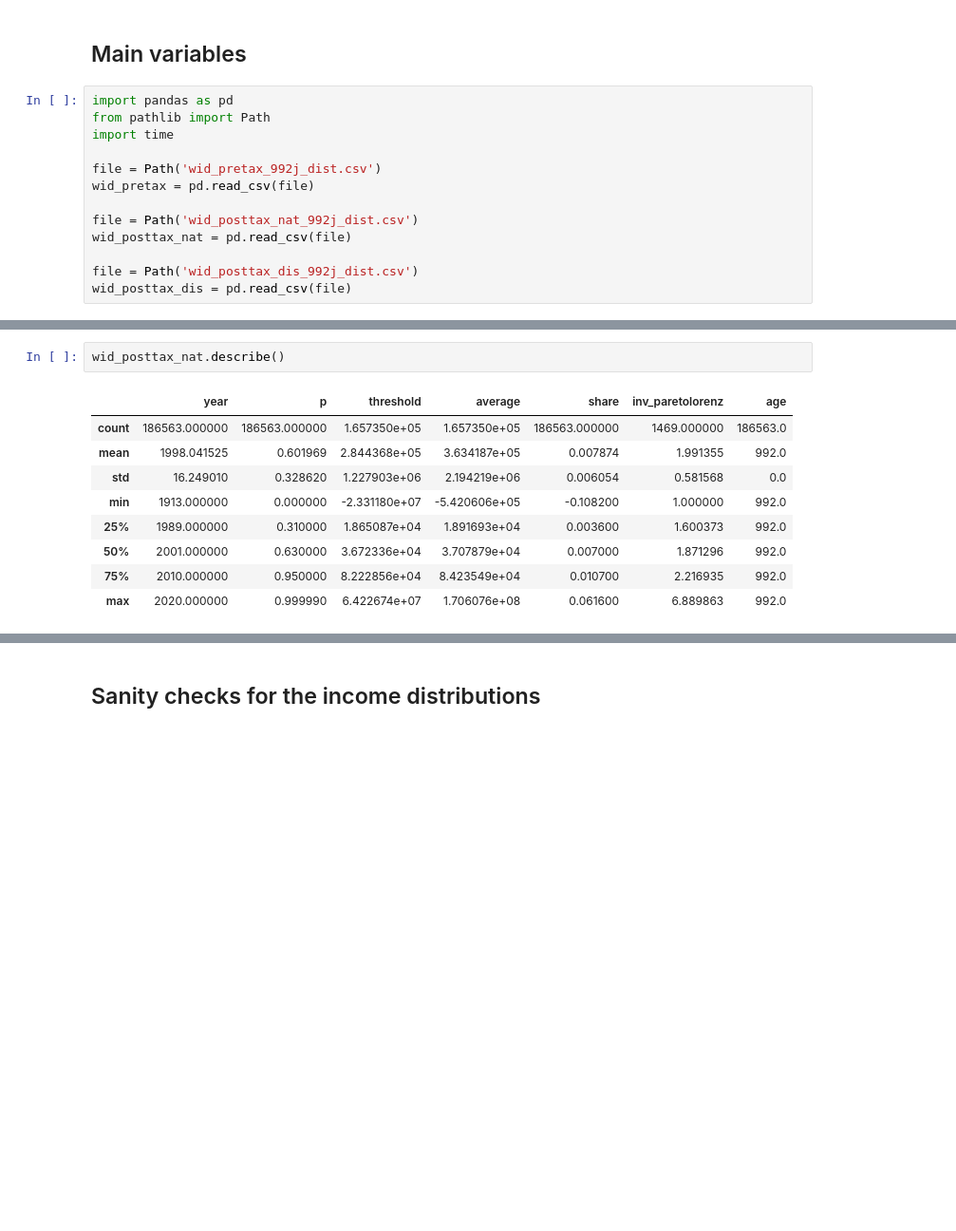
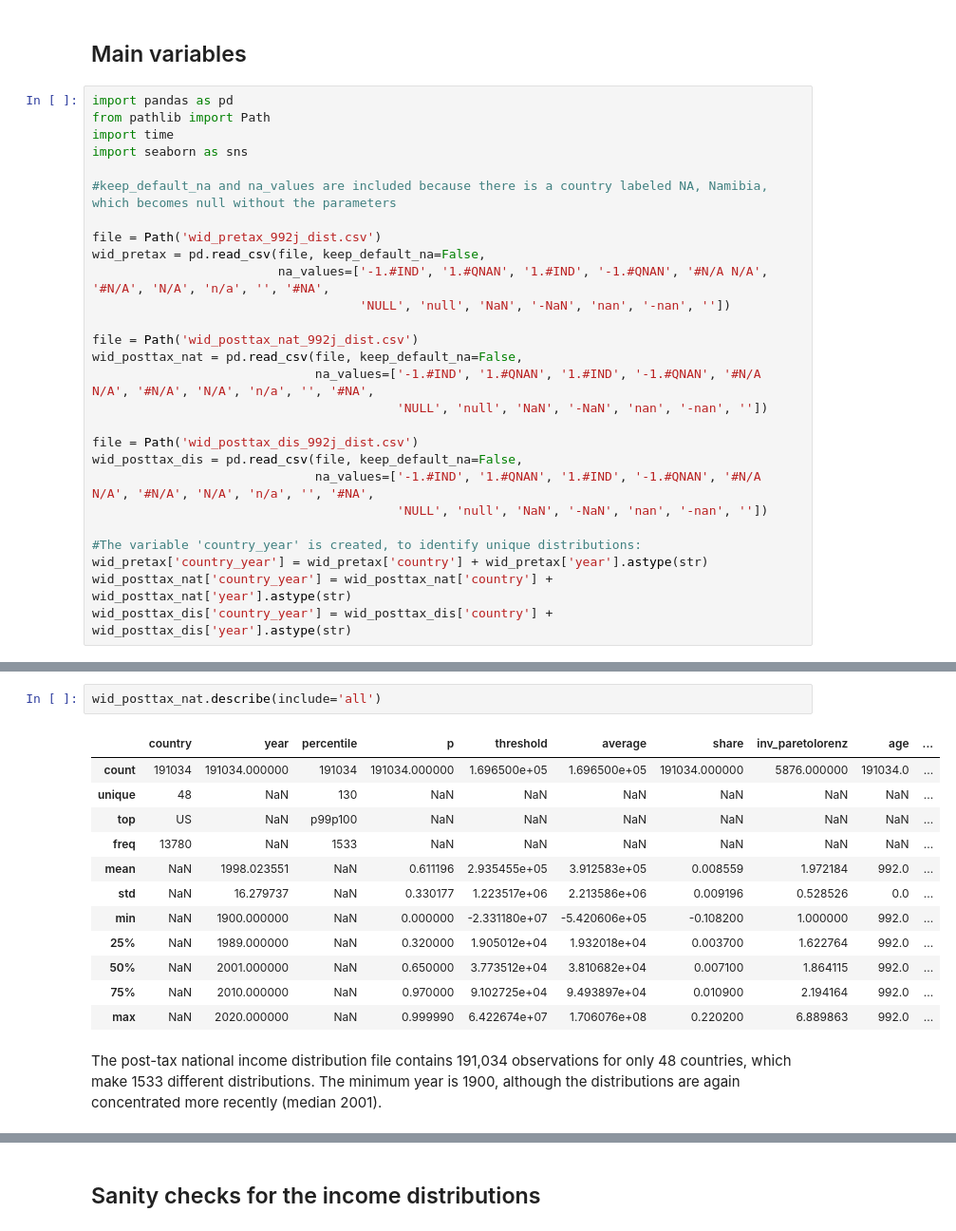
Before and after one commit to owid/notebooks, a Jupyter notebook: PabloArriagada/poverty_inequality_dataexplorer/WID/wid.ipynb, the cells around one changed output, grey strips where cells are left out. Shown at 95% size. Saved outputs shown, nothing was run; the diff lists cells and outputs as text; blank space fills up the shorter version.

```diff
--- a/PabloArriagada/poverty_inequality_dataexplorer/WID/wid.ipynb
+++ b/PabloArriagada/poverty_inequality_dataexplorer/WID/wid.ipynb
@@ -21,12 +23,26 @@ The distributions analysed in this notebook come from commands given in the `wid
 import pandas as pd
 from pathlib import Path
 import time
+import seaborn as sns
+
+#keep_default_na and na_values are included because there is a country labeled NA, Namibia, which becomes null without the parameters
 
 file = Path('wid_pretax_992j_dist.csv')
-wid_pretax = pd.read_csv(file)
+wid_pretax = pd.read_csv(file, keep_default_na=False,
+                         na_values=['-1.#IND', '1.#QNAN', '1.#IND', '-1.#QNAN', '#N/A N/A', '#N/A', 'N/A', 'n/a', '', '#NA',
+                                    'NULL', 'null', 'NaN', '-NaN', 'nan', '-nan', ''])
 
 file = Path('wid_posttax_nat_992j_dist.csv')
-wid_posttax_nat = pd.read_csv(file)
+wid_posttax_nat = pd.read_csv(file, keep_default_na=False,
+                              na_values=['-1.#IND', '1.#QNAN', '1.#IND', '-1.#QNAN', '#N/A N/A', '#N/A', 'N/A', 'n/a', '', '#NA',
+                                         'NULL', 'null', 'NaN', '-NaN', 'nan', '-nan', ''])
 
 file = Path('wid_posttax_dis_992j_dist.csv')
-wid_posttax_dis = pd.read_csv(file)
+wid_posttax_dis = pd.read_csv(file, keep_default_na=False,
+                              na_values=['-1.#IND', '1.#QNAN', '1.#IND', '-1.#QNAN', '#N/A N/A', '#N/A', 'N/A', 'n/a', '', '#NA',
+                                         'NULL', 'null', 'NaN', '-NaN', 'nan', '-nan', ''])
+
+#The variable 'country_year' is created, to identify unique distributions:
+wid_pretax['country_year'] = wid_pretax['country'] + wid_pretax['year'].astype(str)
+wid_posttax_nat['country_year'] = wid_posttax_nat['country'] + wid_posttax_nat['year'].astype(str)
+wid_posttax_dis['country_year'] = wid_posttax_dis['country'] + wid_posttax_dis['year'].astype(str)
@@ -45,13 +79,18 @@ wid_pretax.describe()
 # %%
-wid_posttax_nat.describe()
+wid_posttax_nat.describe(include='all')
 # %% [output]
-|  | year | p | threshold | average | share | inv_paretolorenz | age |
-| count | 186563.000000 | 186563.000000 | 1.657350e+05 | 1.657350e+05 | 186563.000000 | 1469.000000 | 186563.0 |
-| mean | 1998.041525 | 0.601969 | 2.844368e+05 | 3.634187e+05 | 0.007874 | 1.991355 | 992.0 |
-| std | 16.249010 | 0.328620 | 1.227903e+06 | 2.194219e+06 | 0.006054 | 0.581568 | 0.0 |
-| min | 1913.000000 | 0.000000 | -2.331180e+07 | -5.420606e+05 | -0.108200 | 1.000000 | 992.0 |
-| 25% | 1989.000000 | 0.310000 | 1.865087e+04 | 1.891693e+04 | 0.003600 | 1.600373 | 992.0 |
-| 50% | 2001.000000 | 0.630000 | 3.672336e+04 | 3.707879e+04 | 0.007000 | 1.871296 | 992.0 |
-| 75% | 2010.000000 | 0.950000 | 8.222856e+04 | 8.423549e+04 | 0.010700 | 2.216935 | 992.0 |
-| max | 2020.000000 | 0.999990 | 6.422674e+07 | 1.706076e+08 | 0.061600 | 6.889863 | 992.0 |
+|  | country | year | percentile | p | threshold | average | share | inv_paretolorenz | age | ... |
+| count | 191034 | 191034.000000 | 191034 | 191034.000000 | 1.696500e+05 | 1.696500e+05 | 191034.000000 | 5876.000000 | 191034.0 | ... |
+| unique | 48 | NaN | 130 | NaN | NaN | NaN | NaN | NaN | NaN | ... |
+| top | US | NaN | p99p100 | NaN | NaN | NaN | NaN | NaN | NaN | ... |
+| freq | 13780 | NaN | 1533 | NaN | NaN | NaN | NaN | NaN | NaN | ... |
+| mean | NaN | 1998.023551 | NaN | 0.611196 | 2.935455e+05 | 3.912583e+05 | 0.008559 | 1.972184 | 992.0 | ... |
+| std | NaN | 16.279737 | NaN | 0.330177 | 1.223517e+06 | 2.213586e+06 | 0.009196 | 0.528526 | 0.0 | ... |
+| min | NaN | 1900.000000 | NaN | 0.000000 | -2.331180e+07 | -5.420606e+05 | -0.108200 | 1.000000 | 992.0 | ... |
+| 25% | NaN | 1989.000000 | NaN | 0.320000 | 1.905012e+04 | 1.932018e+04 | 0.003700 | 1.622764 | 992.0 | ... |
+| 50% | NaN | 2001.000000 | NaN | 0.650000 | 3.773512e+04 | 3.810682e+04 | 0.007100 | 1.864115 | 992.0 | ... |
+| 75% | NaN | 2010.000000 | NaN | 0.970000 | 9.102725e+04 | 9.493897e+04 | 0.010900 | 2.194164 | 992.0 | ... |
+| max | NaN | 2020.000000 | NaN | 0.999990 | 6.422674e+07 | 1.706076e+08 | 0.220200 | 6.889863 | 992.0 | ... |
+# %% [markdown]
+The post-tax national income distribution file contains 191,034 observations for only 48 countries, which make 1533 different distributions. The minimum year is 1900, although the distributions are again concentrated more recently (median 2001).
 # %%
```
Also changed, not shown: parts of 42 cells of this notebook, 9 other files.
